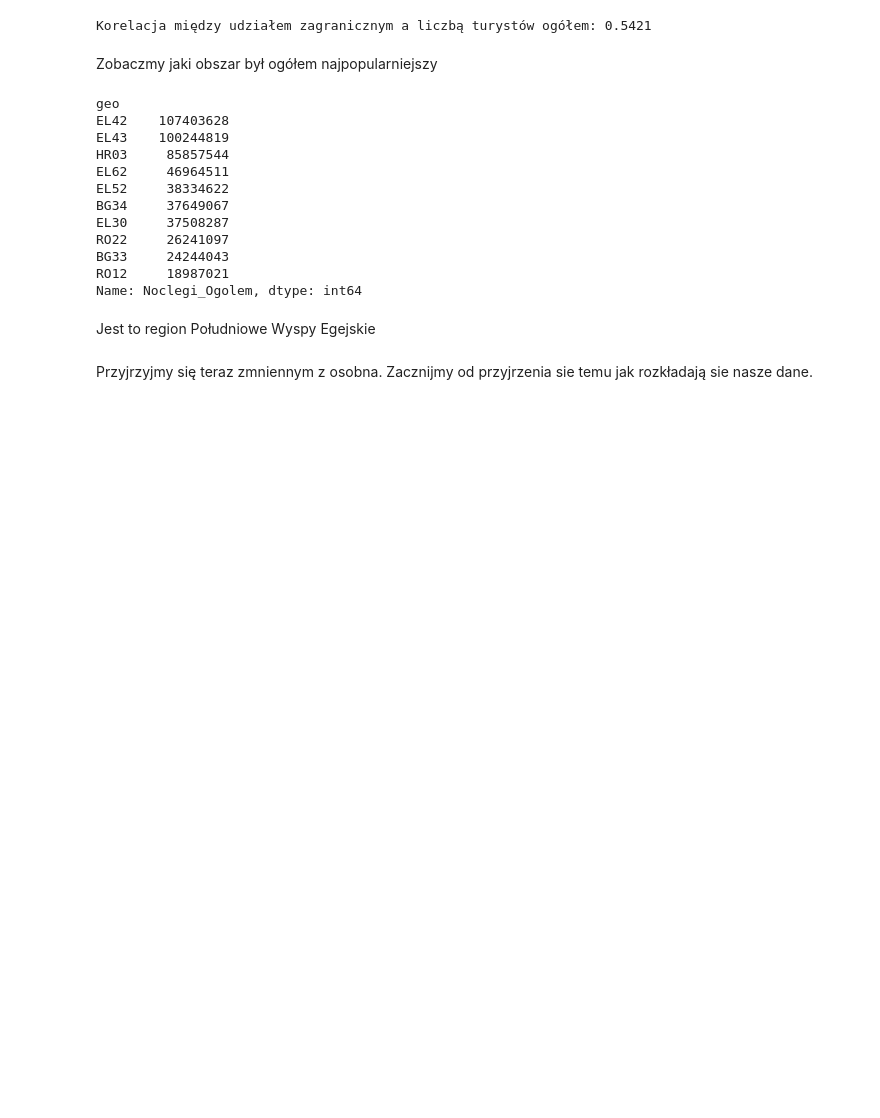
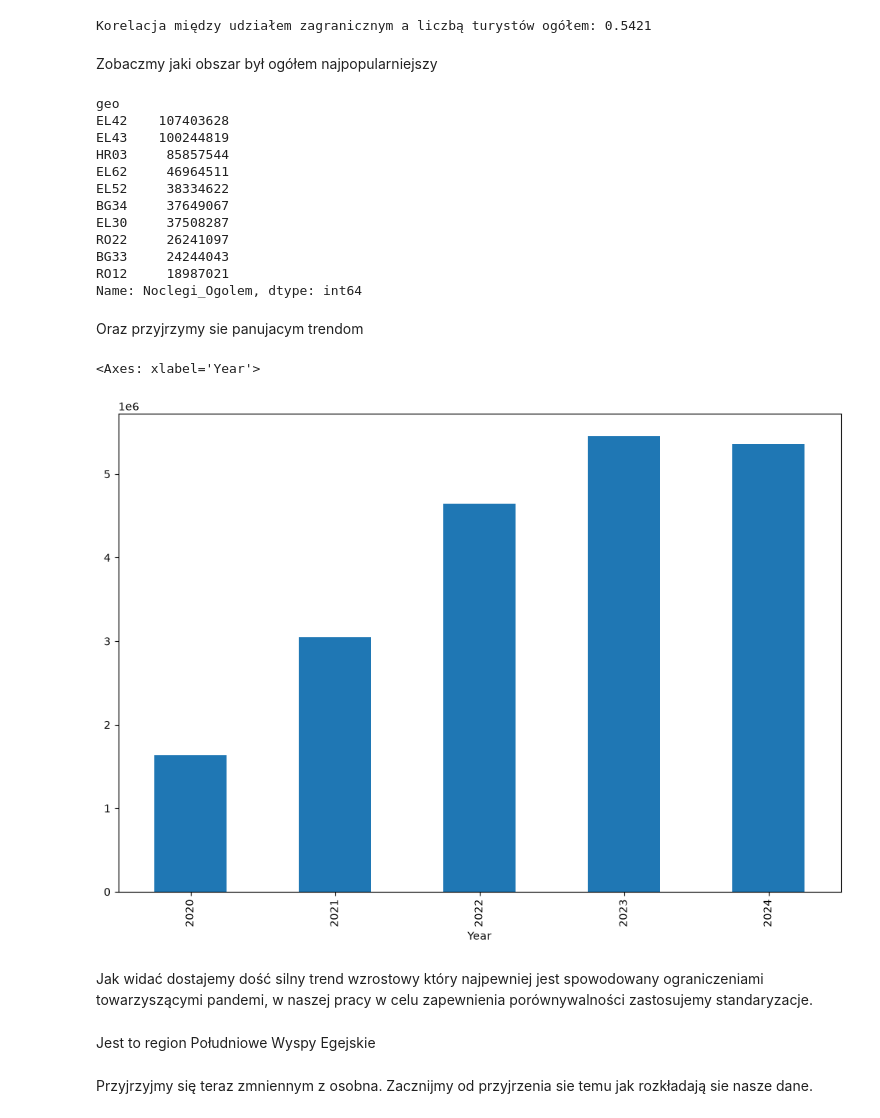
Before and after one commit to kawalerski-ja/Balkan-Tourism, a Jupyter notebook: EDA.ipynb, the cells around one changed output. Drawn from its saved outputs; the diff is of its cells as text; code cells hidden in the pictures; blank space fills up the shorter version.

```diff
--- a/EDA.ipynb
+++ b/EDA.ipynb
@@ -146,6 +146,15 @@ RO22     26241097
 BG33     24244043
 RO12     18987021
 Name: Noclegi_Ogolem, dtype: int64
+# %% [markdown]
+Oraz przyjrzymy sie panujacym trendom
+# %%
+df.groupby('Year')['Noclegi_Ogolem'].mean().plot(kind='bar', figsize=(12, 8))
+# %% [output]
+<Axes: xlabel='Year'>
+[figure, added]
+# %% [markdown]
+Jak widać dostajemy dość silny trend wzrostowy który najpewniej jest spowodowany ograniczeniami towarzyszącymi pandemi, w naszej pracy w celu zapewnienia porównywalności zastosujemy standaryzacje.
 # %% [markdown]
 Jest to region Południowe Wyspy Egejskie
 # %% [markdown]
```
Also changed, not shown: parts of 3 cells of this notebook, 1 other file.
